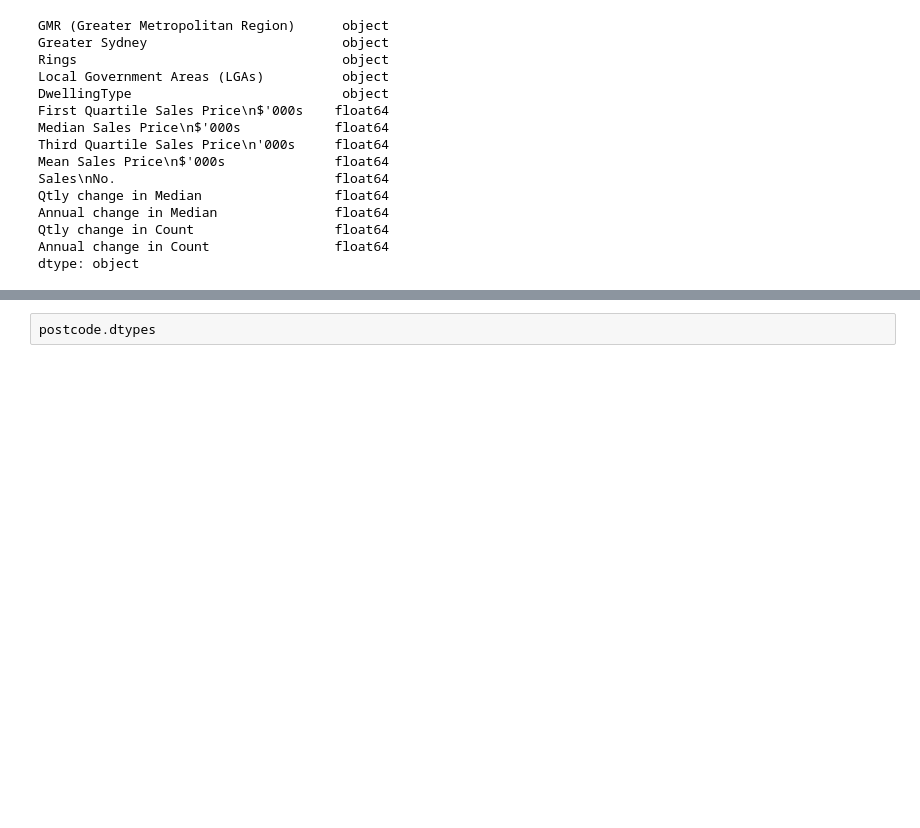
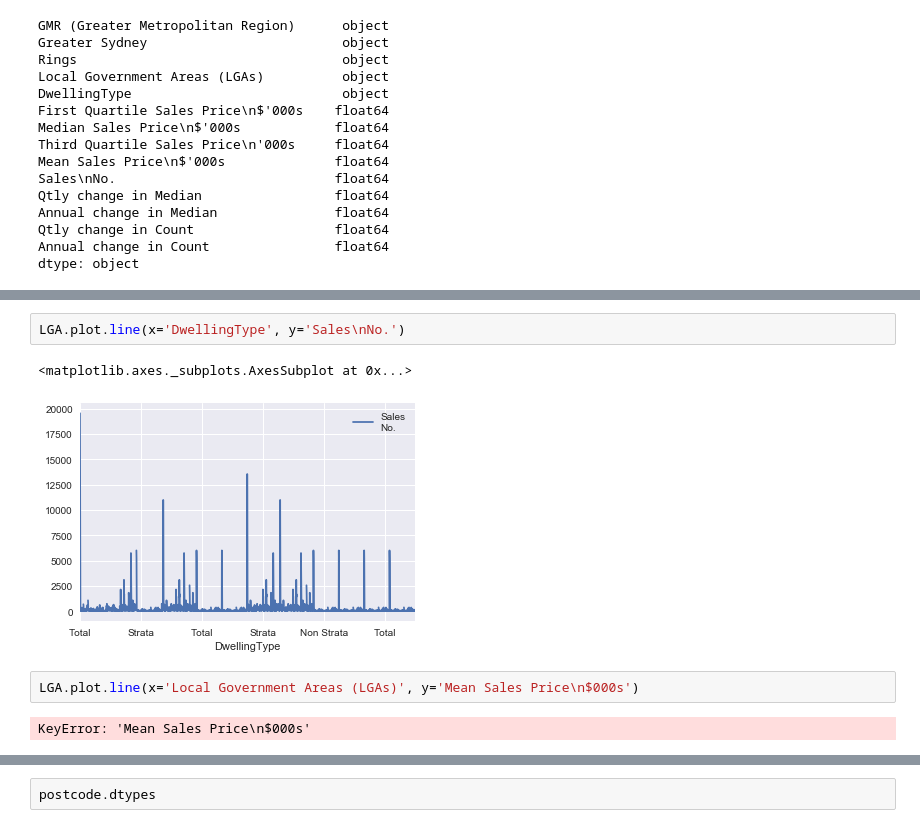
Before and after one commit to Hamza-cmd/Comp257-Project, a Jupyter notebook: SalesTable.ipynb, the cells around one changed output, grey strips where cells are left out. Saved outputs shown, nothing was run; the diff lists cells and outputs as text; blank space fills up the shorter version.

Commit message:
Sales table

```diff
--- a/SalesTable.ipynb
+++ b/SalesTable.ipynb
@@ -54,2 +59,11 @@ dtype: object
+# %%
+LGA.plot.line(x='DwellingType', y='Sales\nNo.')
+# %% [output]
+<matplotlib.axes._subplots.AxesSubplot at 0x...>
+[figure, added]
+# %%
+LGA.plot.line(x='Local Government Areas (LGAs)', y='Mean Sales Price\n$000s')
+# %% [output]
+KeyError: 'Mean Sales Price\n$000s'
 # %%
 postcode.head(10)
```
Also changed, not shown: parts of 2 cells of this notebook, 1 other file.
